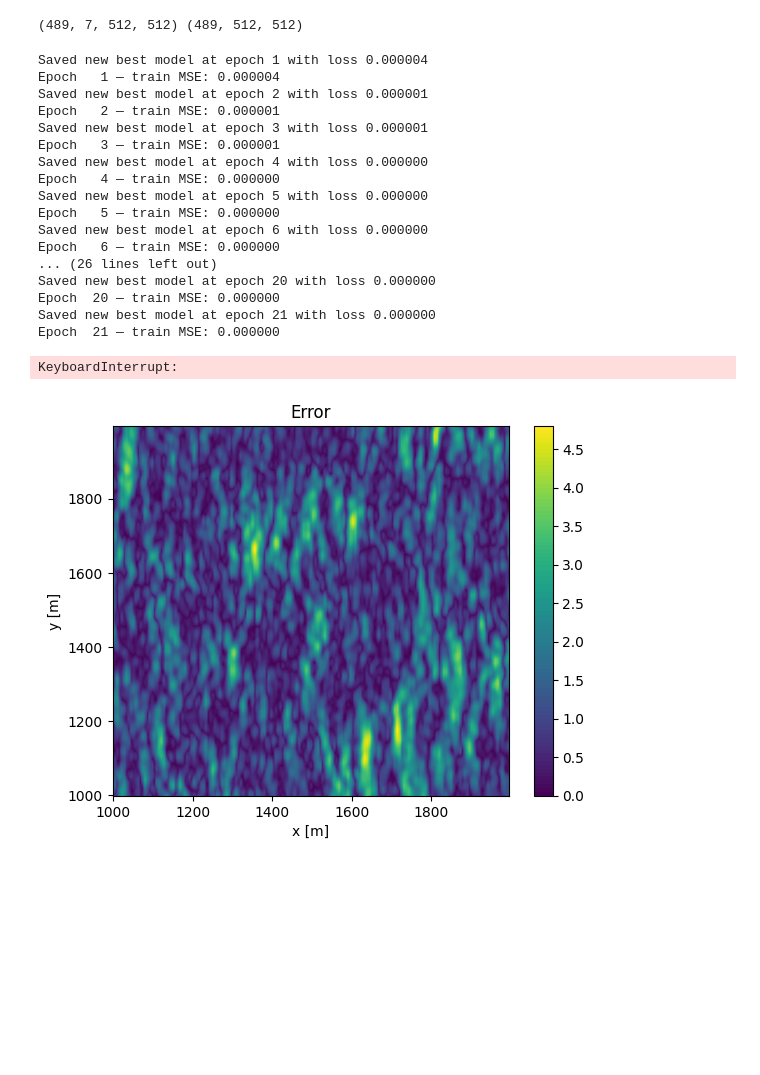
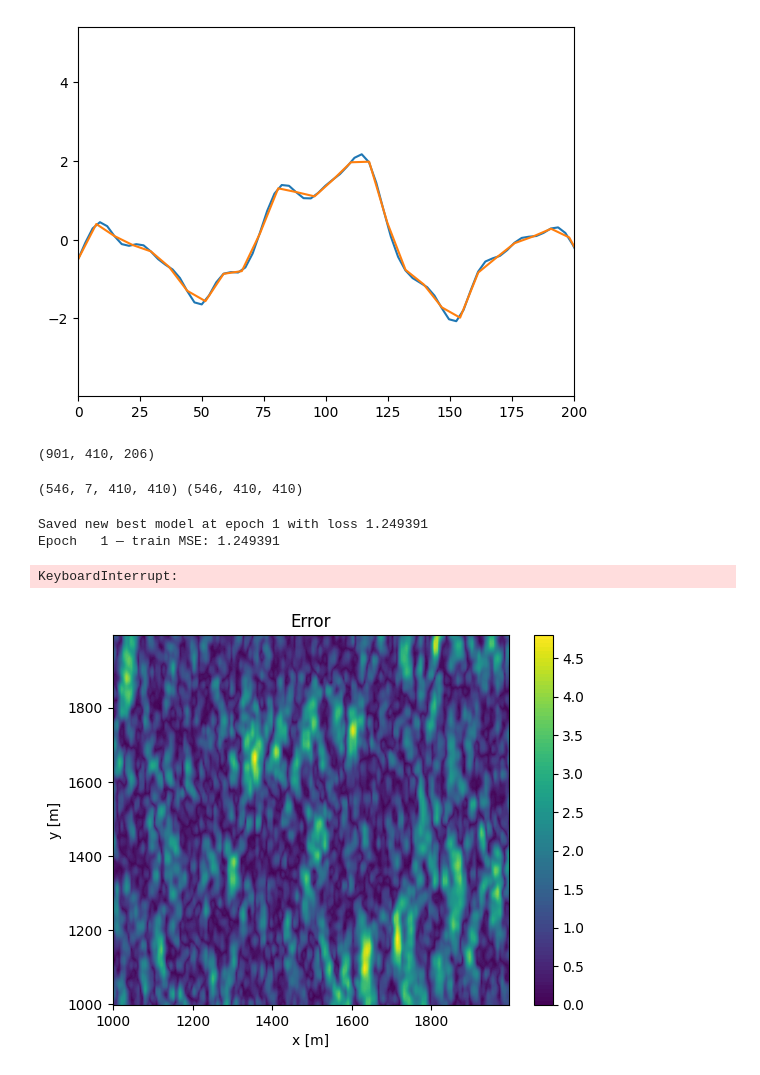
Before and after one commit to VegardBaa/HOSim, a Jupyter notebook: ML/ML_update_2d.ipynb, the cells around one changed output. Saved outputs shown, nothing was run; the diff lists cells and outputs as text; code cells hidden in the pictures; blank space fills up the shorter version.

```diff
--- a/ML/ML_update_2d.ipynb
+++ b/ML/ML_update_2d.ipynb
@@ -32,7 +44,36 @@ eta_hat = y[0, :, 0]
+# %%
+eta_hat = y[index:, 0, : :].copy()
+modes = eta_hat.shape[-2] // 2
+
+x = np.linspace(0, 3000, eta_hat.shape[-2])
+plt.plot(x, np.fft.irfft2(eta_hat[0, :, :])[0, :])
+
+mHOS = 4
+alias_mask = np.arange(modes+1) < modes * 2 / (mHOS + 1) + 1
+alias_mask_long = np.concatenate((alias_mask, alias_mask[2:][::-1]))
+eta_hat = eta_hat[:, alias_mask_long, :]
+eta_hat = eta_hat[:, :, alias_mask]
+
+new_modes = np.sum(alias_mask)-1
+eta_hat[:, new_modes, :] = np.real(eta_hat[:, new_modes, :])
+eta_hat[:, :, -1] = np.real(eta_hat[:, :, -1])
+eta_hat *= new_modes * new_modes / (modes * modes)
+
+x = np.linspace(0, 3000, eta_hat.shape[-2])
+plt.plot(x, np.fft.irfft2(eta_hat[0, :, :])[0, :])
+plt.xlim(0, 200)
+plt.show()
+
+modes = new_modes
+
+print(eta_hat.shape)
+# %% [output]
+[figure, added]
+(901, 410, 206)
 # %%
 # Creating dataset
 
-prediction_time = 140 # 140 sec
+prediction_time = 60 # 140 sec
 measure_time = 60 # one minute
 num_measurements = 6
 step = int(measure_time / num_measurements)
@@ -45,8 +86,8 @@ y = eta_hat[prediction_time+measure_time:-1]
 X = irfft2(X)
 y = irfft2(y)
 
-mes_index_1 = np.argmin(np.abs(x - 1000))
-mes_index_2 = np.argmin(np.abs(x - 2000))
+mes_index_1 = np.argmin(np.abs(x - 1300))
+mes_index_2 = np.argmin(np.abs(x - 1700))
 
 X[:, mes_index_1:mes_index_2, mes_index_1:mes_index_2] = 0
 
@@ -77,7 +118,7 @@ y_train = y_train / std
 
 print(X_train.shape, y_train.shape)
 # %% [output]
-(489, 7, 512, 512) (489, 512, 512)
+(546, 7, 410, 410) (546, 410, 410)
 # %%
 import torch
 import torch.nn as nn
@@ -93,7 +134,7 @@ y_t = torch.from_numpy(y_train).float()
 dataset = TensorDataset(X_t, y_t)
 loader  = DataLoader(dataset, batch_size=16, shuffle=True)
 
-model     = FNO2d(in_channels=X_train.shape[1], out_channels=1, width=32, modes_height=124, modes_width=124, depth=1).to(device)
+model     = FNO2d(in_channels=X_train.shape[1], out_channels=1, width=16, modes_height=64, modes_width=64, depth=1).to(device)
 optimizer = torch.optim.Adam(model.parameters(), lr=1e-3)
 criterion = nn.MSELoss()
 
@@ -105,6 +146,7 @@ best_loss = np.inf
 loss_mask = np.zeros(y_train.shape[1:])
 loss_mask[mes_index_1:mes_index_2, mes_index_1:mes_index_2] = 1
 loss_mask = torch.tensor(loss_mask, dtype=torch.float32).to(device)
+loss_correction = modes * modes
 
 model.train()
 for epoch in range(1, 101):
@@ -114,7 +156,7 @@ for epoch in range(1, 101):
         yb = yb.to(device)
         optimizer.zero_grad()
         pred = model(xb)
-        loss = criterion(pred*loss_mask, yb*loss_mask) * 512 * 512 / torch.sum(loss_mask)
+        loss = criterion(pred*loss_mask, yb*loss_mask) * loss_correction / torch.sum(loss_mask)
         loss.backward()
         optimizer.step()
         total_loss += loss.item()
@@ -133,23 +175,8 @@ for epoch in range(1, 101):
 
     print(f"Epoch {epoch:3d} — train MSE: {avg:.6f}")
 # %% [output]
-Saved new best model at epoch 1 with loss 0.000004
-Epoch   1 — train MSE: 0.000004
-Saved new best model at epoch 2 with loss 0.000001
-Epoch   2 — train MSE: 0.000001
-Saved new best model at epoch 3 with loss 0.000001
-Epoch   3 — train MSE: 0.000001
-Saved new best model at epoch 4 with loss 0.000000
-Epoch   4 — train MSE: 0.000000
-Saved new best model at epoch 5 with loss 0.000000
-Epoch   5 — train MSE: 0.000000
-Saved new best model at epoch 6 with loss 0.000000
-Epoch   6 — train MSE: 0.000000
-... (26 lines left out)
-Saved new best model at epoch 20 with loss 0.000000
-Epoch  20 — train MSE: 0.000000
-Saved new best model at epoch 21 with loss 0.000000
-Epoch  21 — train MSE: 0.000000
+Saved new best model at epoch 1 with loss 1.249391
+Epoch   1 — train MSE: 1.249391
 KeyboardInterrupt:
 # %%
 import torch
```
Also changed, not shown: parts of 1 cell of this notebook, 2 other files.
